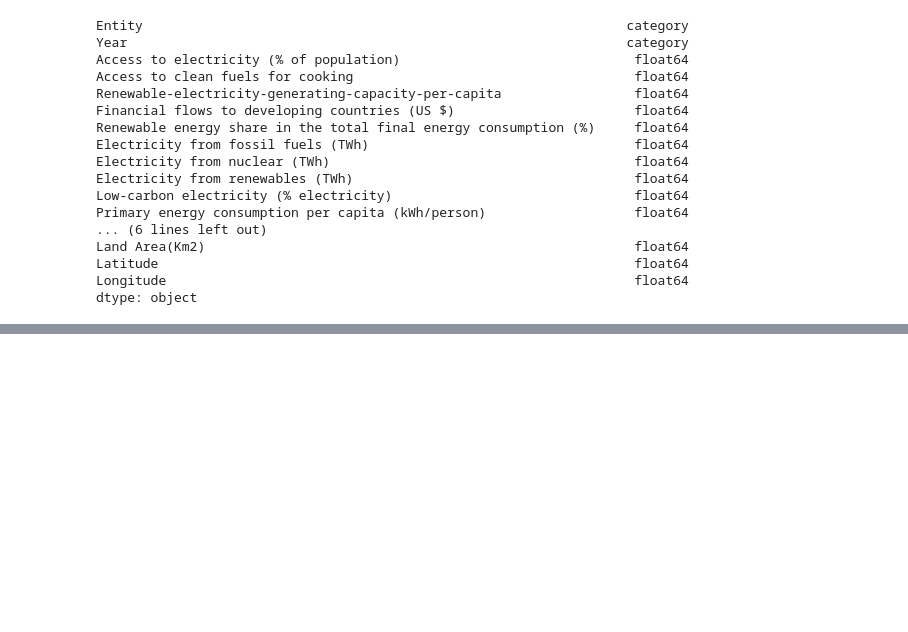
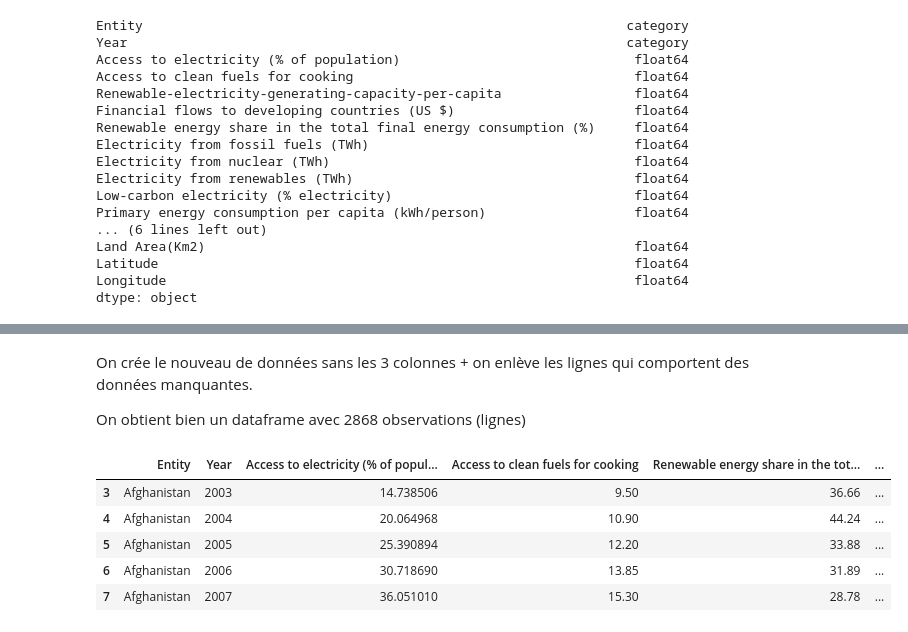
Before and after one commit to julien-richaume/projet_machine_learning, a Jupyter notebook: Projet-ML-Python.ipynb, the cells around one changed output, grey strips where cells are left out. Saved outputs shown, nothing was run; the diff lists cells and outputs as text; code cells hidden in the pictures; blank space fills up the shorter version.

```diff
--- a/Projet-ML-Python.ipynb
+++ b/Projet-ML-Python.ipynb
@@ -95,0 +144,14 @@ dtype: object
+# %% [markdown]
+On crée le nouveau de données sans les 3 colonnes + on enlève les lignes qui comportent des données manquantes.
+
+On obtient bien un dataframe avec 2868 observations (lignes)
+# %%
+data = data.dropna()
+data.head()
+# %% [output]
+|  | Entity | Year | Access to electricity (% of popul... | Access to clean fuels for cooking | Renewable energy share in the tot... | ... |
+| 3 | Afghanistan | 2003 | 14.738506 | 9.50 | 36.66 | ... |
+| 4 | Afghanistan | 2004 | 20.064968 | 10.90 | 44.24 | ... |
+| 5 | Afghanistan | 2005 | 25.390894 | 12.20 | 33.88 | ... |
+| 6 | Afghanistan | 2006 | 30.718690 | 13.85 | 31.89 | ... |
+| 7 | Afghanistan | 2007 | 36.051010 | 15.30 | 28.78 | ... |
```
Also changed, not shown: parts of 11 cells of this notebook.
